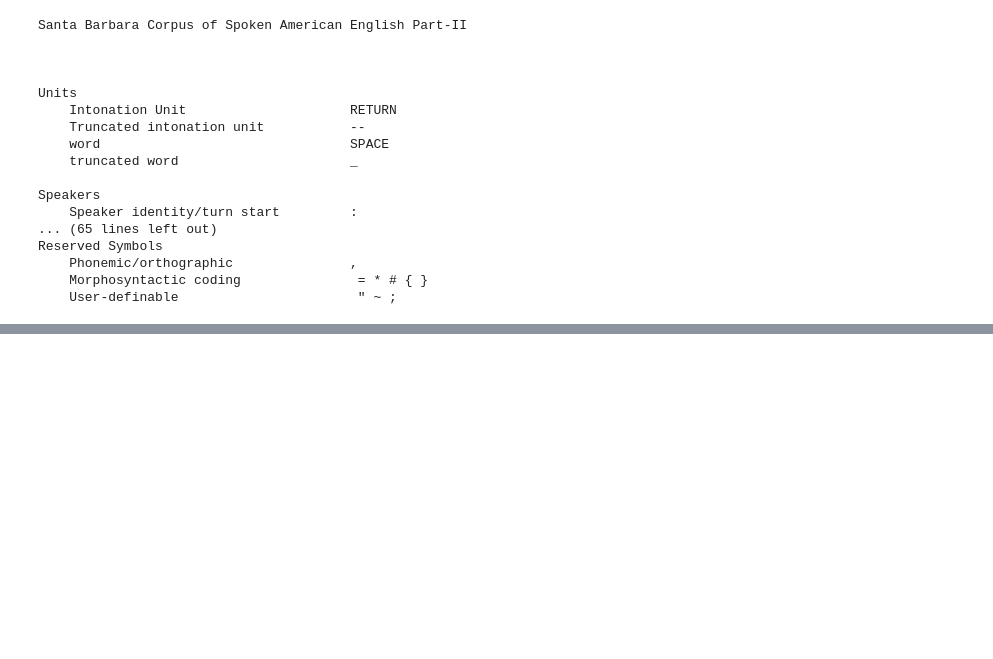
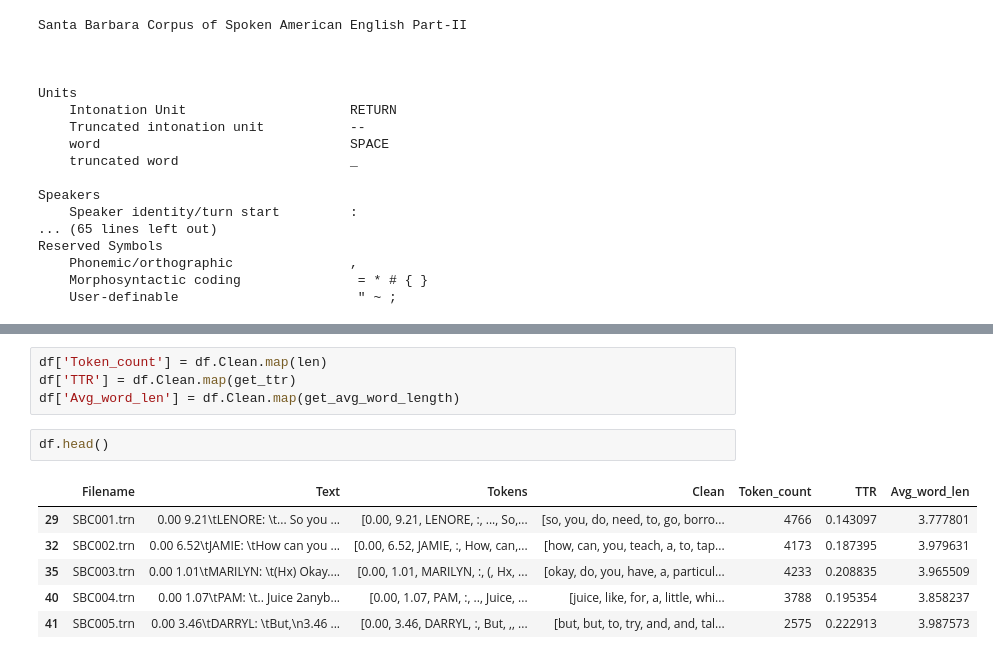
Before and after one commit to Data-Science-for-Linguists-2024/Stance-Taking, a Jupyter notebook: processing_sbcsae.ipynb, the cells around one changed output, grey strips where cells are left out. Saved outputs shown, nothing was run; the diff lists cells and outputs as text; blank space fills up the shorter version.

```diff
--- a/processing_sbcsae.ipynb
+++ b/processing_sbcsae.ipynb
@@ -144,0 +168,13 @@ Reserved Symbols
+# %%
+df['Token_count'] = df.Clean.map(len)
+df['TTR'] = df.Clean.map(get_ttr)
+df['Avg_word_len'] = df.Clean.map(get_avg_word_length)
+# %%
+df.head()
+# %% [output]
+|  | Filename | Text | Tokens | Clean | Token_count | TTR | Avg_word_len |
+| 29 | SBC001.trn | ﻿0.00 9.21\tLENORE: \t... So you ... | [﻿0.00, 9.21, LENORE, :, ..., So,... | [so, you, do, need, to, go, borro... | 4766 | 0.143097 | 3.777801 |
+| 32 | SBC002.trn | ﻿0.00 6.52\tJAMIE: \tHow can you ... | [﻿0.00, 6.52, JAMIE, :, How, can,... | [how, can, you, teach, a, to, tap... | 4173 | 0.187395 | 3.979631 |
+| 35 | SBC003.trn | ﻿0.00 1.01\tMARILYN: \t(Hx) Okay.... | [﻿0.00, 1.01, MARILYN, :, (, Hx, ... | [okay, do, you, have, a, particul... | 4233 | 0.208835 | 3.965509 |
+| 40 | SBC004.trn | ﻿0.00 1.07\tPAM: \t.. Juice 2anyb... | [﻿0.00, 1.07, PAM, :, .., Juice, ... | [juice, like, for, a, little, whi... | 3788 | 0.195354 | 3.858237 |
+| 41 | SBC005.trn | ﻿0.00 3.46\tDARRYL: \tBut,\n3.46 ... | [﻿0.00, 3.46, DARRYL, :, But, ,, ... | [but, but, to, try, and, and, tal... | 2575 | 0.222913 | 3.987573 |
```
Also changed, not shown: parts of 34 cells of this notebook, 46 other files.
